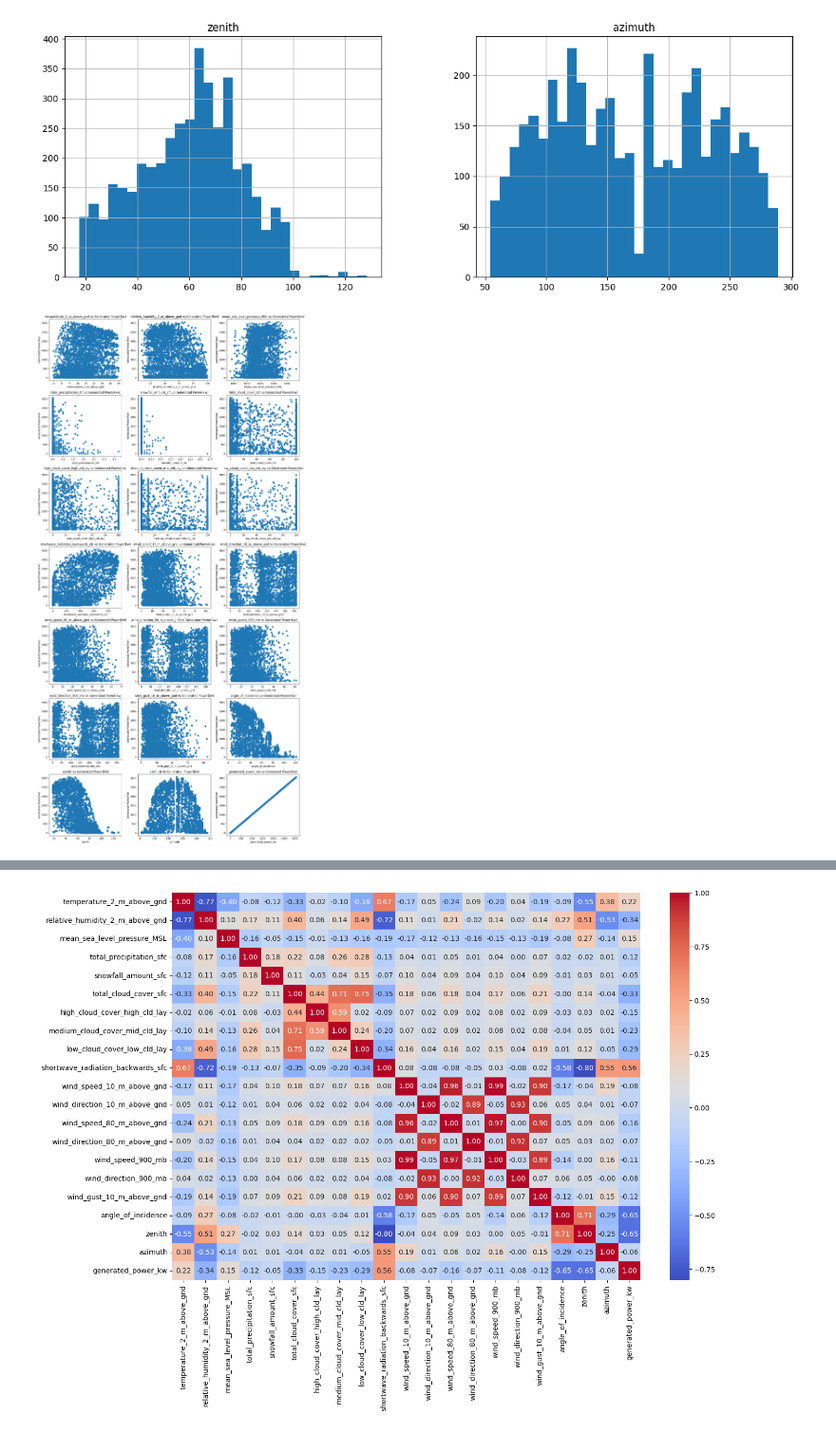
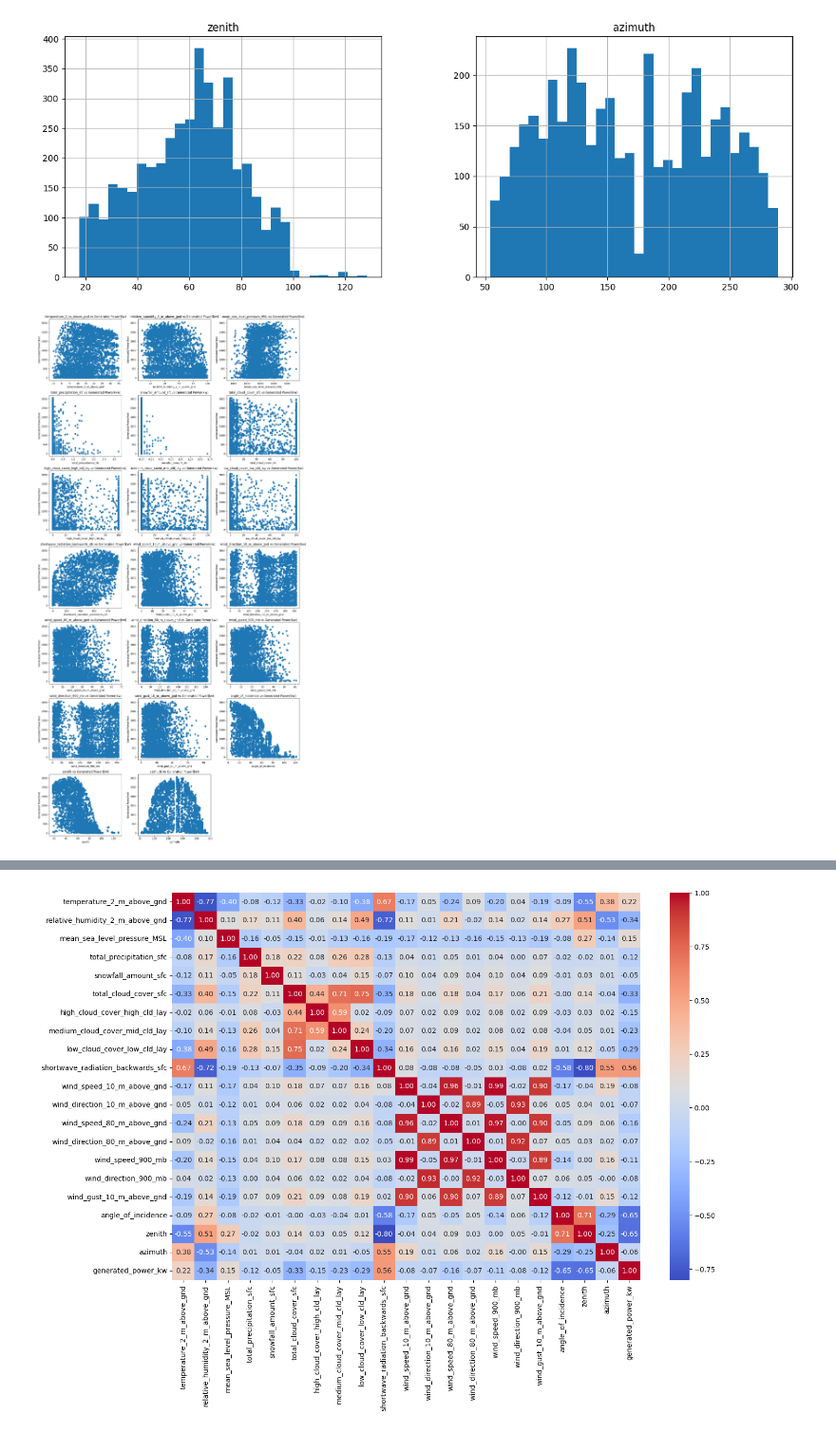
Before and after one commit to anshika020904/SOLAR-POWER-OUTPUT, a Jupyter notebook: solarpowerprediction.ipynb, the cells around one changed output, grey strips where cells are left out. Shown at 95% size. Saved outputs shown, nothing was run; the diff lists cells and outputs as text; code cells hidden in the pictures.

```diff
--- a/solarpowerprediction.ipynb
+++ b/solarpowerprediction.ipynb
@@ -207,18 +207,20 @@ plt.show()
 [figure]
 # %%
 # Bivariate Analysis
-# Scatter plot with the target feature
+# Scatter plot with the target feature, excluding 'generated_power_kw' vs itself
 plt.figure(figsize=(15,30))
 for i, column in enumerate(df.columns):
-    plt.subplot(7, 3, i+1)
-    plt.scatter(df[column], df['generated_power_kw'])
-    plt.title(f'{column} vs Generated Power(kw)')
-    plt.xlabel(column)
-    plt.ylabel('Generated Power(kw)')
+    if column != 'generated_power_kw':
+        # Exclude the column itself
+        plt.subplot(7, 3, i+1)
+        plt.scatter(df[column], df['generated_power_kw'])
+        plt.title(f'{column} vs Generated Power(kw)')
+        plt.xlabel(column)
+        plt.ylabel('Generated Power(kw)')
 plt.tight_layout()
 plt.show()
 # %% [output]
-[figure, old version]
+[figure, new version]
 # %%
 df.corr()
 # %% [output]
```
Also changed, not shown: parts of 1 cell of this notebook.
